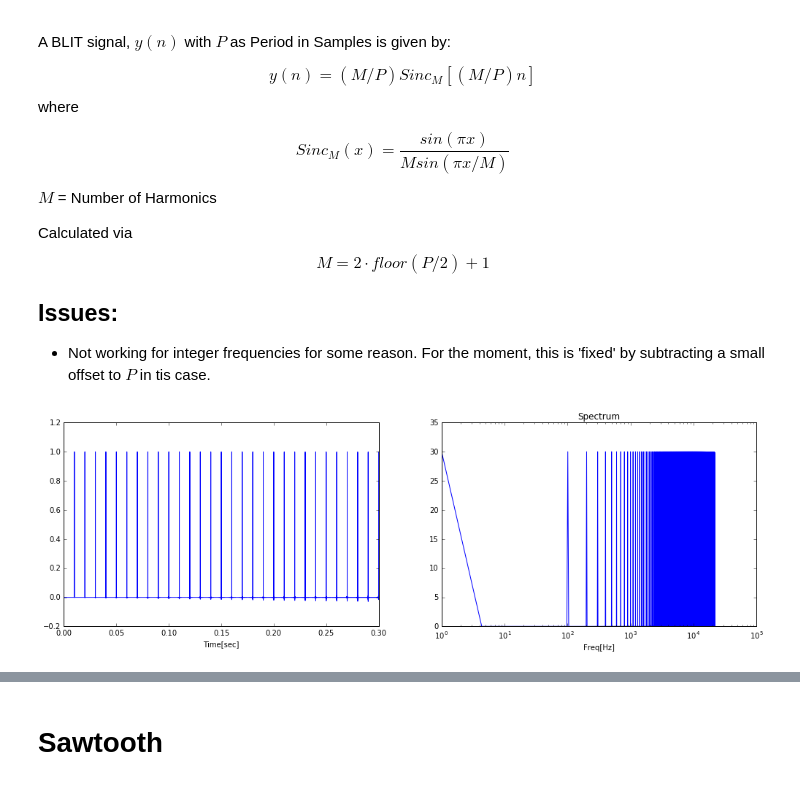
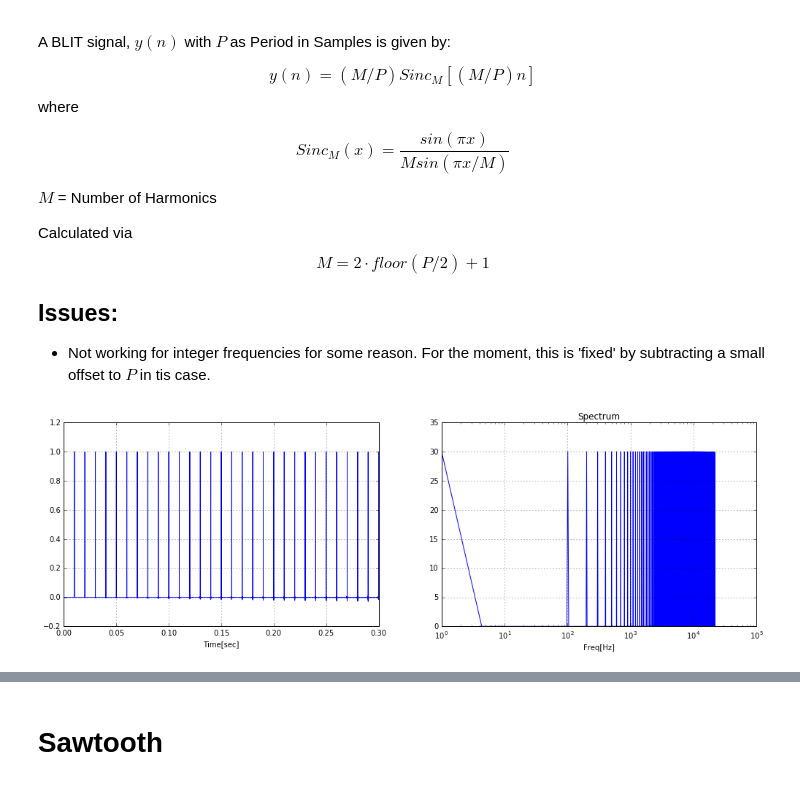
Before and after one commit to znibbles/01-advanced-synthesis-techniques, a Jupyter notebook: 01-BLIT.ipynb, the cells around one changed output, grey strips where cells are left out. Saved outputs shown, nothing was run; the diff lists cells and outputs as text; code cells hidden in the pictures.

```diff
--- a/01-BLIT.ipynb
+++ b/01-BLIT.ipynb
@@ -75,19 +95,10 @@ Ts = 1./fs #sampling Period
 P = T1/Ts # (1/freq)*fs
 M = 2*np.floor(P/2.)+1 #Number of Harmonics
 y = sampledSinc(n, M, P)
-# %%
-plt.figure(figsize=[17,5])
-plt.subplot(121)
-plt.plot(t,y)
-plt.xlabel('Time[sec]')
-plt.subplot(122)
-
-plt.semilogx(np.linspace(1,fs/2, int(N/2)), abs(np.fft.fft(y))[0:int(N/2)])
-plt.xlabel('Freq[Hz]')
-plt.title('Spectrum')
-plt.show()
-# %% [output]
-[figure, removed]
+# %%
+tfPlot(y, fs= fs)
+# %% [output]
+[figure, added]
 # %%
 Audio(data=y, rate=fs)
 # %% [output]
```
Also changed, not shown: parts of 4 cells of this notebook.
